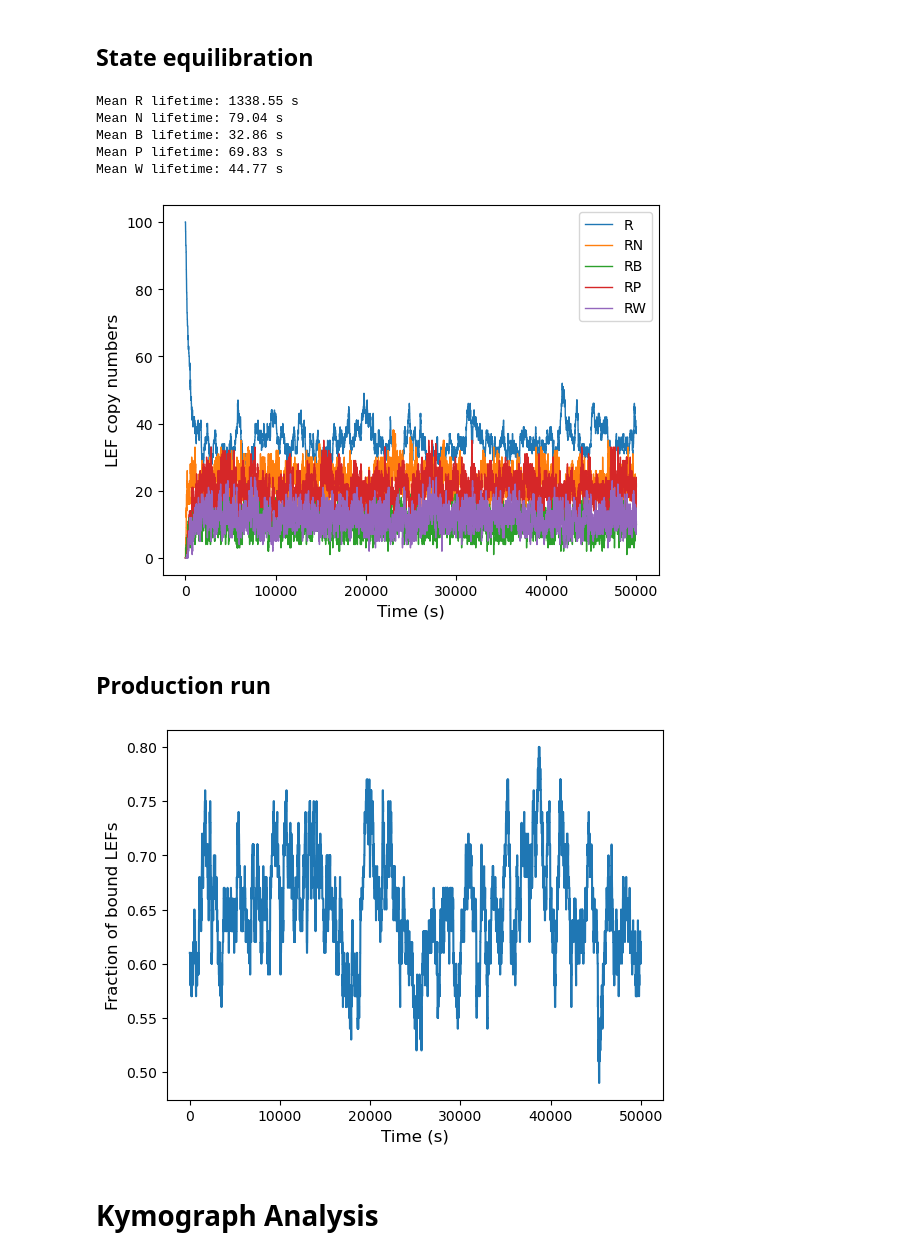
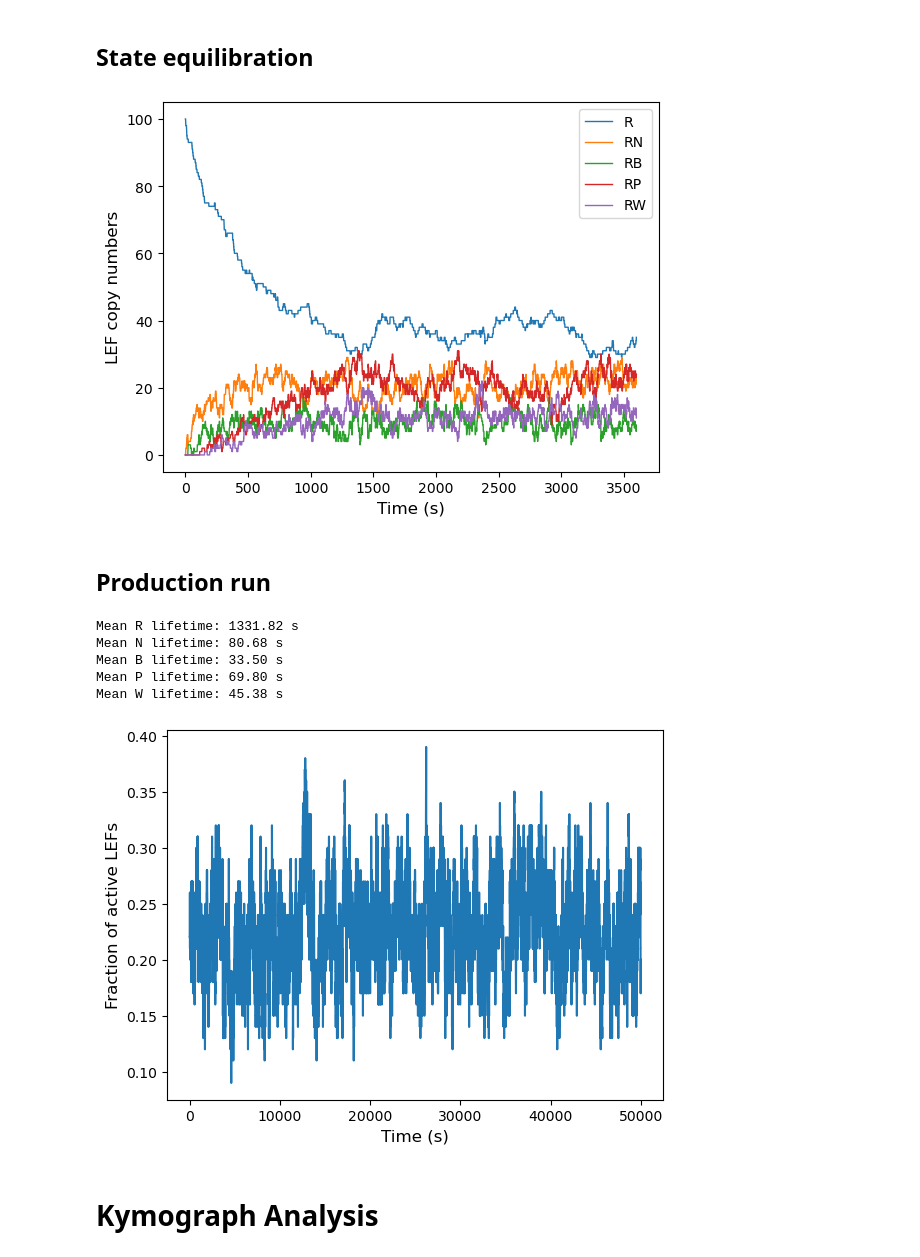
Before and after one commit to mtortora/lattice-translocators, a Jupyter notebook: examples/lattice_simulations_multistate.ipynb, the cells around one changed output. Drawn from its saved outputs; the diff is of its cells as text; code cells hidden in the pictures.

```diff
--- a/examples/lattice_simulations_multistate.ipynb
+++ b/examples/lattice_simulations_multistate.ipynb
@@ -51,8 +51,9 @@ translocator = Translocator(MultistateSymmetricExtruder,
 # %% [markdown]
 ## State equilibration
 # %%
+simulation_time = 3600
 LEF_states = []
 
-for _ in range(paramdict['steps']):
+for _ in range(simulation_time):
     translocator.engine.step()
     LEF_states.append(translocator.engine.lef_states.copy())
@@ -81,10 +59,0 @@ for state_id in range(len(states)):
-# %%
-
-for state_id, state in enumerate(states):
-    print("Mean %s lifetime: %.2f s" % (state[-1], mean_lifetimes[state_id]))
-# %% [output]
-Mean R lifetime: 1338.55 s
-Mean N lifetime: 79.04 s
-Mean B lifetime: 32.86 s
-Mean P lifetime: 69.83 s
-Mean W lifetime: 44.77 s
@@ -91,13 +66,15 @@ Mean W lifetime: 44.77 s
 # %%
+state_list = ['R'] + list(paramdict['LEF_states'].keys())
+
 plt.plot(state_counts, lw=1)
-plt.legend(states, loc='best')
+plt.legend(state_list, loc='best')
 
 plt.xlabel('Time (s)', fontsize=12)
 plt.ylabel('LEF copy numbers', fontsize=12)
 
 plt.show()
 # %% [output]
-[figure, old version]
+[figure, new version]
 # %% [markdown]
 ## Production run
 # %%
@@ -105,20 +97,30 @@ translocator.run(period=1)
+# %%
+for state_id, state in enumerate(state_list):
+    print("Mean %s lifetime: %.2f s" % (state[-1], mean_lifetimes[state_id]))
+# %% [output]
+Mean R lifetime: 1331.82 s
+Mean N lifetime: 80.68 s
+Mean B lifetime: 33.50 s
+Mean P lifetime: 69.80 s
+Mean W lifetime: 45.38 s
 # %%
 hist = []
-frac_bound_LEFs = np.zeros(paramdict['steps'])
+frac_active_LEFs = np.zeros(paramdict['steps'])
 
 for i, lef_pos in enumerate(translocator.lef_trajectory):
-    frac_bound_LEFs[i] = len(lef_pos) / float(translocator.engine.num_LEF)
+    lef_state = translocator.state_trajectory[i]
+    frac_active_LEFs[i] = np.count_nonzero(lef_state == paramdict['LEF_states']['RN']) / float(translocator.engine.num_LEF)
 
     hist.extend(lef_pos)
 # %%
-plt.plot(frac_bound_LEFs)
+plt.plot(frac_active_LEFs)
 
 plt.xlabel('Time (s)', fontsize=12)
-plt.ylabel('Fraction of bound LEFs', fontsize=12)
+plt.ylabel('Fraction of active LEFs', fontsize=12)
 
 plt.show()
 # %% [output]
-[figure, old version]
+[figure, new version]
 # %% [markdown]
 # Kymograph Analysis
 # %%
```
Also changed, not shown: parts of 5 cells of this notebook, 1 other file.
